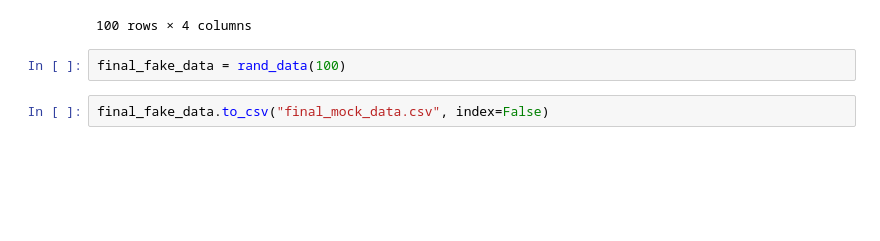
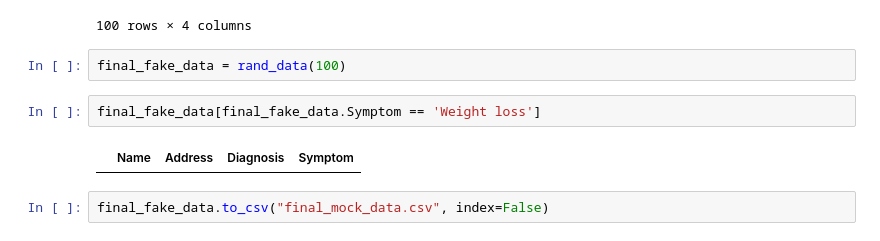
Before and after one commit to HassankSalim/CloudCare-ML, a Jupyter notebook: generate.ipynb, the cells around one changed output. Drawn from its saved outputs; the diff is of its cells as text; blank space fills up the shorter version.

```diff
--- a/generate.ipynb
+++ b/generate.ipynb
@@ -160,5 +184,9 @@ rand_data(100)
 100 rows × 4 columns
 # %%
 final_fake_data = rand_data(100)
+# %%
+final_fake_data[final_fake_data.Symptom == 'Weight loss']
+# %% [output]
+|  | Name | Address | Diagnosis | Symptom |
 # %%
 final_fake_data.to_csv("final_mock_data.csv", index=False)
```
Also changed, not shown: parts of 5 cells of this notebook, 2 other files.
